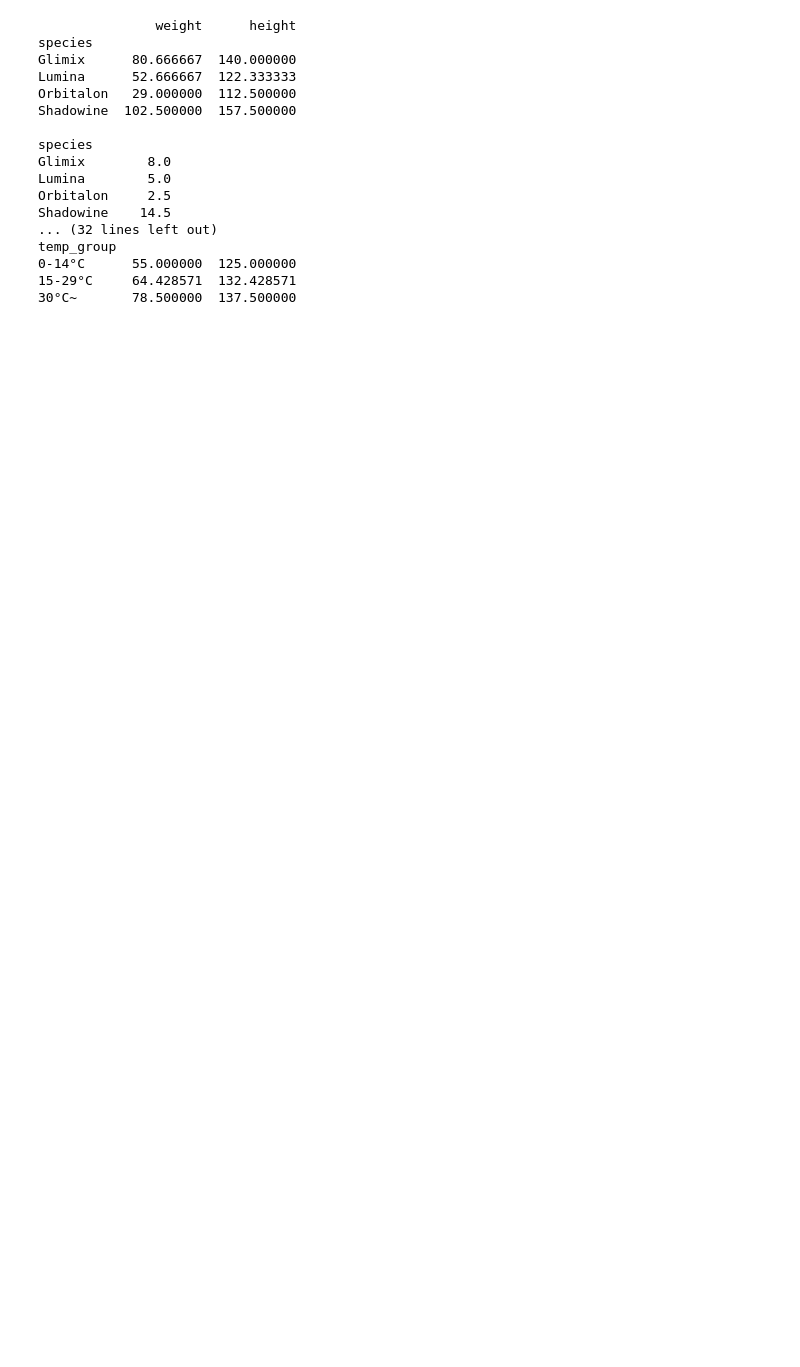
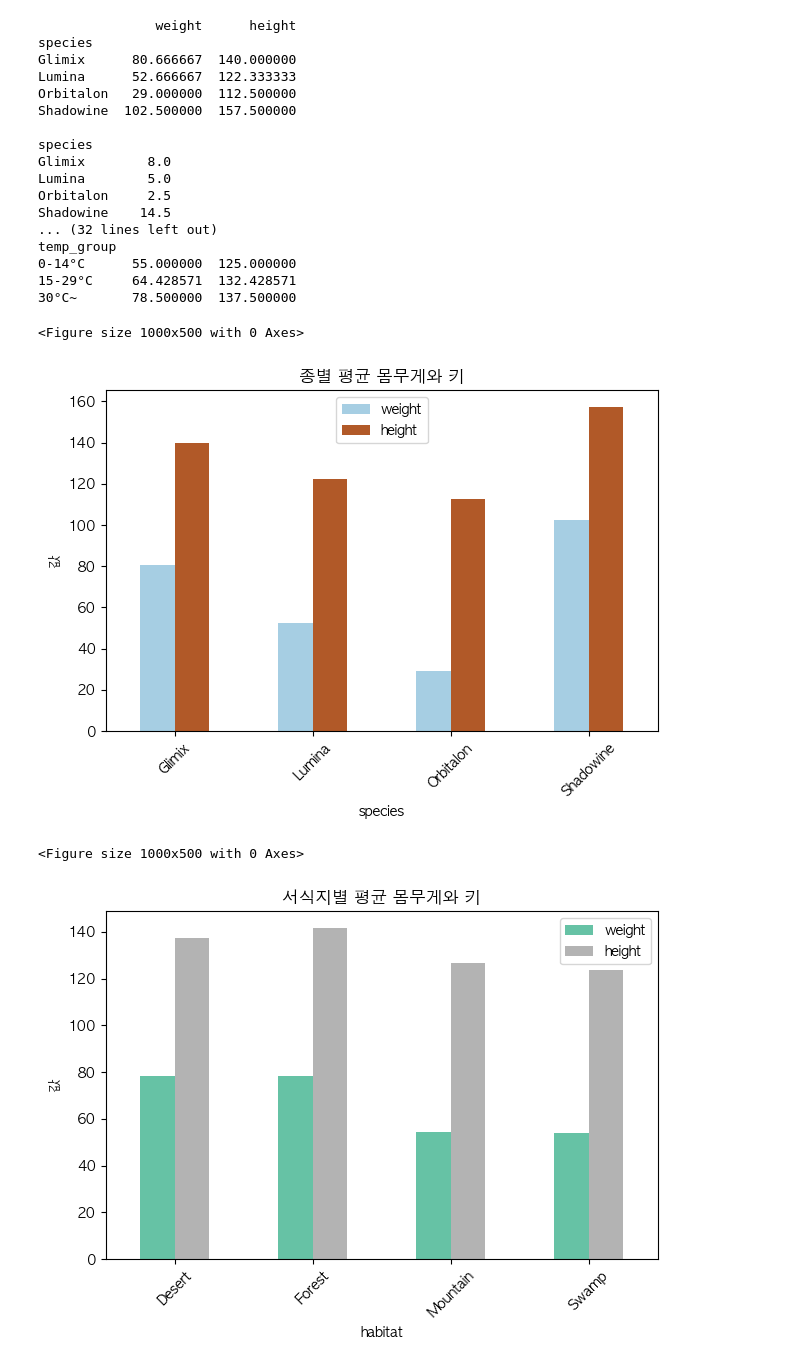
Before and after one commit to bumcoding/MachineLearning_Study, a Jupyter notebook: AiffelResearch/tutorial/Chap6.ipynb, the cells around one changed output. Saved outputs shown, nothing was run; the diff lists cells and outputs as text; code cells hidden in the pictures; blank space fills up the shorter version.

```diff
--- a/AiffelResearch/tutorial/Chap6.ipynb
+++ b/AiffelResearch/tutorial/Chap6.ipynb
@@ -119,3 +119,63 @@ temp_group
 - 생물들의 나이대 분포를 히스토그램으로 시각화해보세요.
 - 생물들의 몸무게와 키를 산점도(scatter plot)으로 시각화해보세요. 종별로 색을 달리해서 시각화해보세요.
 '''
+# %%
+import pandas as pd
+import matplotlib.pyplot as plt
+import seaborn as sns
+
+# ✅ 한글 폰트 설정
+# macOS 사용자는 AppleGothic, Windows는 Malgun Gothic 사용
+plt.rcParams['font.family'] = 'AppleGothic'     # macOS
+# plt.rcParams['font.family'] = 'Malgun Gothic' # Windows일 경우 주석 해제
+plt.rcParams['axes.unicode_minus'] = False      # 마이너스 기호 깨짐 방지
+
+# 1. CSV 파일 불러오기
+creatures = pd.read_csv("/Users/bumchanpark/Desktop/MachineLearning_Study/AiffelResearch/tutorial/tutorial6/creatures.csv")
+environment = pd.read_csv("/Users/bumchanpark/Desktop/MachineLearning_Study/AiffelResearch/tutorial/tutorial6/environment.csv")
+merged = pd.merge(creatures, environment, on="id")
+
+# 2. 종(species)별 평균 몸무게와 키 시각화
+species_group = creatures.groupby("species")[["weight", "height"]].mean().reset_index()
+
+plt.figure(figsize=(10, 5))
+species_group.plot(kind="bar", x="species", y=["weight", "height"], colormap="Paired")
+plt.title("종별 평균 몸무게와 키")
+plt.ylabel("값")
+plt.xticks(rotation=45)
+plt.tight_layout()
+plt.show()
+
+# 3. 서식지(habitat)별 평균 몸무게와 키 시각화
+habitat_group = merged.groupby("habitat")[["weight", "height"]].mean().reset_index()
+
+plt.figure(figsize=(10, 5))
+habitat_group.plot(kind="bar", x="habitat", y=["weight", "height"], colormap="Set2")
+plt.title("서식지별 평균 몸무게와 키")
+plt.ylabel("값")
+plt.xticks(rotation=45)
+plt.tight_layout()
+plt.show()
+
+# 4. 생물 나이 분포 히스토그램
+plt.figure(figsize=(8, 5))
+sns.histplot(creatures["age"], bins=15, kde=True, color="skyblue")
+plt.title("생물 나이 분포")
+plt.xlabel("나이 (년)")
+plt.ylabel("개체 수")
+plt.tight_layout()
+plt.show()
+
+# 5. 몸무게 vs 키 산점도 (종별 색상)
+plt.figure(figsize=(8, 6))
+sns.scatterplot(data=creatures, x="weight", y="height", hue="species", palette="tab10", s=60)
+plt.title("몸무게와 키 관계 (종별 색상)")
+plt.xlabel("몸무게 (kg)")
+plt.ylabel("키 (cm)")
+plt.tight_layout()
+plt.show()
+# %% [output]
+<Figure size 1000x500 with 0 Axes>
+[figure, added]
+<Figure size 1000x500 with 0 Axes>
+[figure, added]
```
Also changed, not shown: parts of 1 cell of this notebook.
